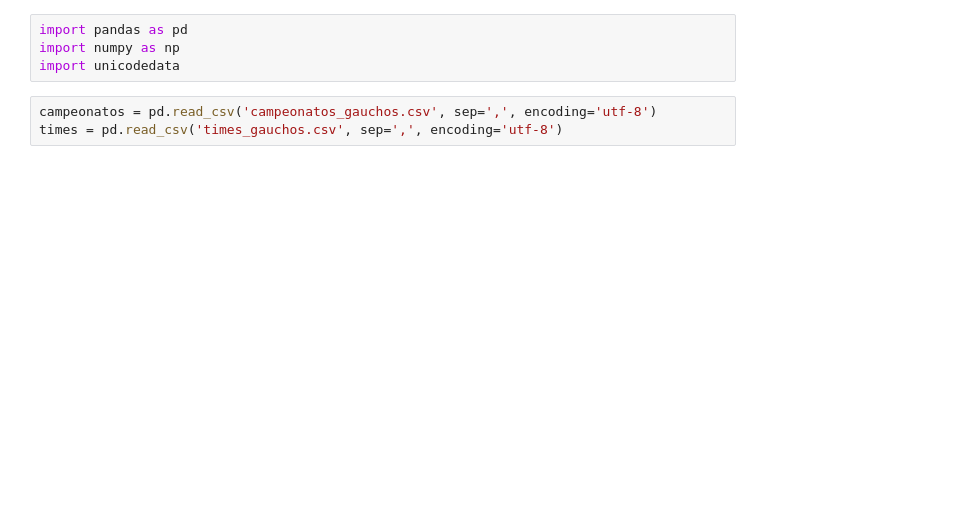
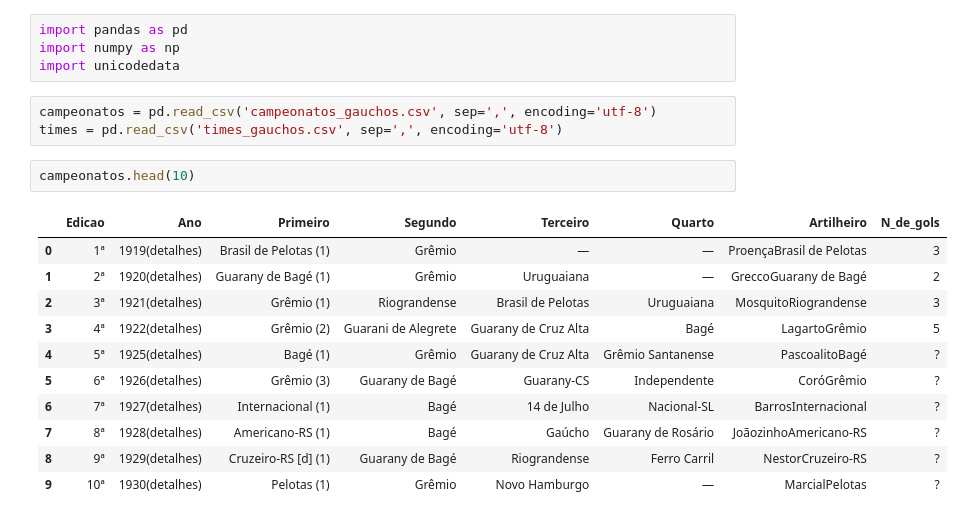
Before and after one commit to VitorBSP/Multiverso_greNAL, a Jupyter notebook: tratamento_banco.ipynb, the cells around one changed output. Saved outputs shown, nothing was run; the diff lists cells and outputs as text; blank space fills up the shorter version.

```diff
--- a/tratamento_banco.ipynb
+++ b/tratamento_banco.ipynb
@@ -5,3 +7,17 @@ import unicodedata
 # %%
 campeonatos = pd.read_csv('campeonatos_gauchos.csv', sep=',', encoding='utf-8')
 times = pd.read_csv('times_gauchos.csv', sep=',', encoding='utf-8')
+# %%
+campeonatos.head(10)
+# %% [output]
+|  | Edicao | Ano | Primeiro | Segundo | Terceiro | Quarto | Artilheiro | N_de_gols |
+| 0 | 1ª | 1919(detalhes) | Brasil de Pelotas (1) | Grêmio | — | — | ProençaBrasil de Pelotas | 3 |
+| 1 | 2ª | 1920(detalhes) | Guarany de Bagé (1) | Grêmio | Uruguaiana | — | GreccoGuarany de Bagé | 2 |
+| 2 | 3ª | 1921(detalhes) | Grêmio (1) | Riograndense | Brasil de Pelotas | Uruguaiana | MosquitoRiograndense | 3 |
+| 3 | 4ª | 1922(detalhes) | Grêmio (2) | Guarani de Alegrete | Guarany de Cruz Alta | Bagé | LagartoGrêmio | 5 |
+| 4 | 5ª | 1925(detalhes) | Bagé (1) | Grêmio | Guarany de Cruz Alta | Grêmio Santanense | PascoalitoBagé | ? |
+| 5 | 6ª | 1926(detalhes) | Grêmio (3) | Guarany de Bagé | Guarany-CS | Independente | CoróGrêmio | ? |
+| 6 | 7ª | 1927(detalhes) | Internacional (1) | Bagé | 14 de Julho | Nacional-SL | BarrosInternacional | ? |
+| 7 | 8ª | 1928(detalhes) | Americano-RS (1) | Bagé | Gaúcho | Guarany de Rosário | JoãozinhoAmericano-RS | ? |
+| 8 | 9ª | 1929(detalhes) | Cruzeiro-RS [d] (1) | Guarany de Bagé | Riograndense | Ferro Carril | NestorCruzeiro-RS | ? |
+| 9 | 10ª | 1930(detalhes) | Pelotas (1) | Grêmio | Novo Hamburgo | — | MarcialPelotas | ? |
```
Also changed, not shown: parts of 33 cells of this notebook.
